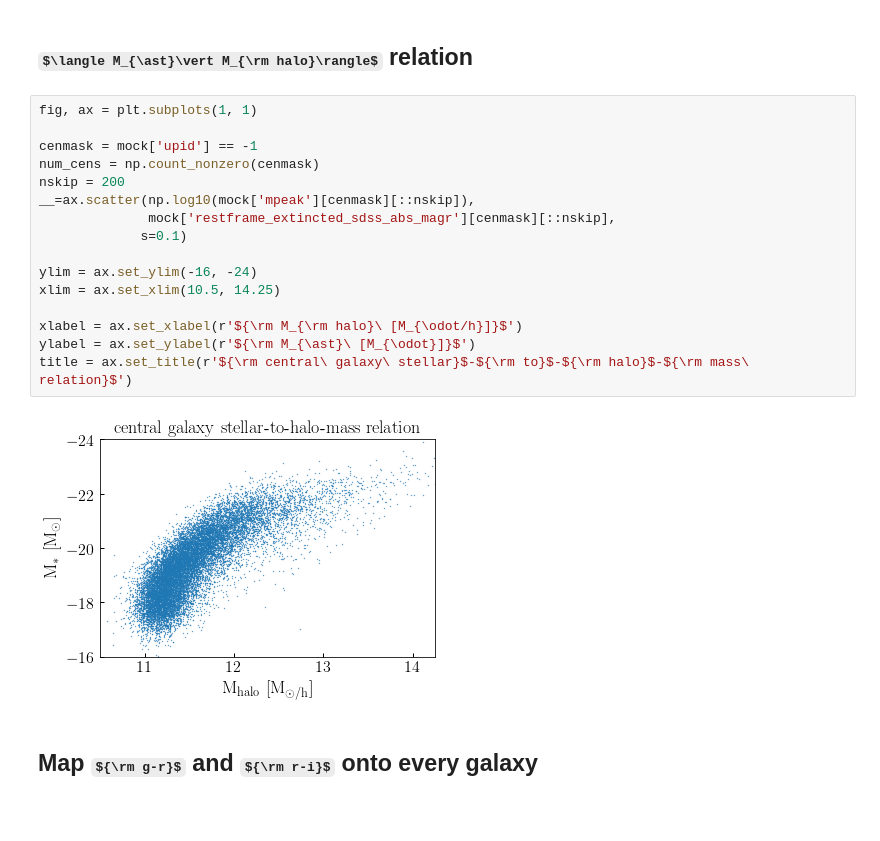
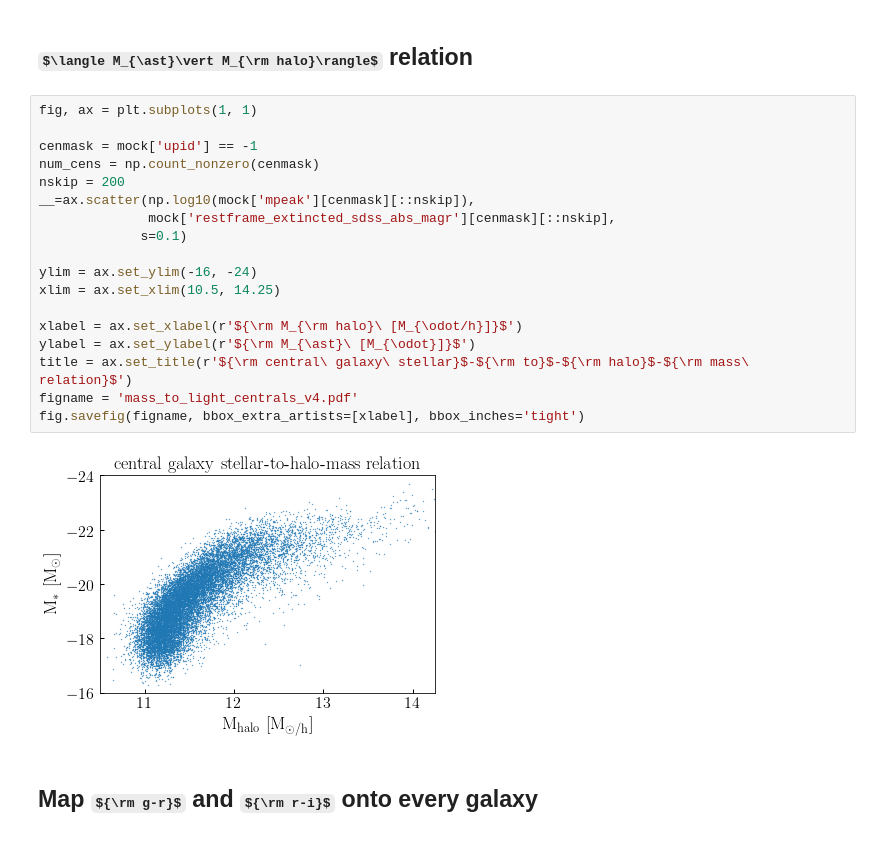
Before and after one commit to LSSTDESC/cosmodc2, a Jupyter notebook: notebooks/demo_protoDC2_v4.ipynb, the cells around one changed output. Cells and saved outputs as stored; diff of their text form; some formulas as TeX source.

```diff
--- a/notebooks/demo_protoDC2_v4.ipynb
+++ b/notebooks/demo_protoDC2_v4.ipynb
@@ -266,21 +278,23 @@ title = ax.set_title(r'${\rm Group\ Halo\ CLF}$')
 # %%
 fig, ax = plt.subplots(1, 1)
 
 cenmask = mock['upid'] == -1
 num_cens = np.count_nonzero(cenmask)
 nskip = 200
 __=ax.scatter(np.log10(mock['mpeak'][cenmask][::nskip]),
               mock['restframe_extincted_sdss_abs_magr'][cenmask][::nskip],
              s=0.1)
 
 ylim = ax.set_ylim(-16, -24)
 xlim = ax.set_xlim(10.5, 14.25)
 
 xlabel = ax.set_xlabel(r'${\rm M_{\rm halo}\ [M_{\odot/h}]}$')
 ylabel = ax.set_ylabel(r'${\rm M_{\ast}\ [M_{\odot}]}$')
 title = ax.set_title(r'${\rm central\ galaxy\ stellar}$-${\rm to}$-${\rm halo}$-${\rm mass\ relation}$')
+figname = 'mass_to_light_centrals_v4.pdf'
+fig.savefig(figname, bbox_extra_artists=[xlabel], bbox_inches='tight')
 # %% [output]
-[figure, old version]
+[figure, new version]
 # %% [markdown]
 ## Map ${\rm g-r}$ and ${\rm r-i}$ onto every galaxy
 # %%
```
Also changed, not shown: parts of 19 cells of this notebook, 1 other file.
